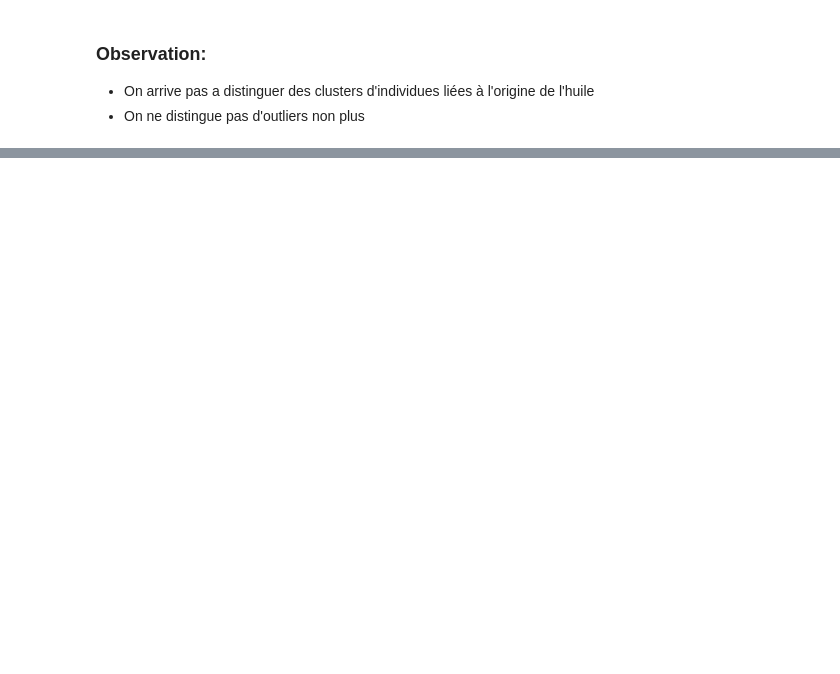
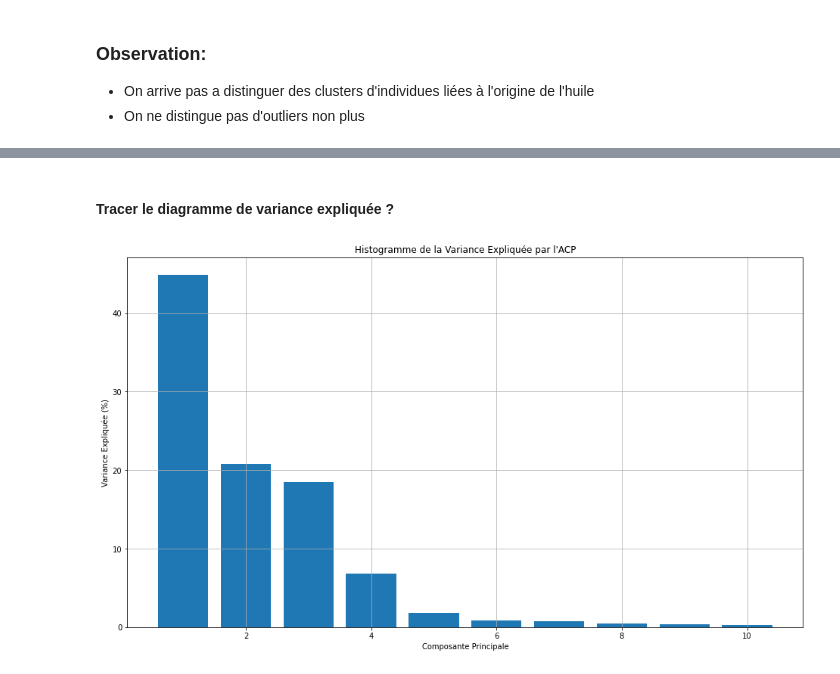
Before and after one commit to BigDwelcome/Chemoocs, a Jupyter notebook: Grain 4 & 5/Grain 4 & 5 activité s2.ipynb, the cells around one changed output, grey strips where cells are left out. Drawn from its saved outputs; the diff is of its cells as text; code cells hidden in the pictures; blank space fills up the shorter version.

```diff
--- a/Grain 4 & 5/Grain 4 & 5 activité s2.ipynb
+++ b/Grain 4 & 5/Grain 4 & 5 activité s2.ipynb
@@ -288,0 +291,9 @@ plt.show()
+# %%
+pca = PCA( 10)
+X = intensities_sg
+X_mean = np.mean(X)
+X_centered = X- X_mean
+pca = pca.fit(X_centered)
+explained_variance = pca.explained_variance_ratio_ ## variance expliqué par l'ACP
+score = pca.transform(X_centered)
+score
@@ -288,0 +314,13 @@ plt.show()
+# %% [markdown]
+#### Tracer le diagramme de variance expliquée ?
+# %%
+### visualisation de la variance expliquée par l'ACP
+plt.figure(figsize=(16,9))
+plt.bar(range(1, len(explained_variance) + 1), explained_variance*100, align='center')
+plt.title('Histogramme de la Variance Expliquée par l\'ACP')
+plt.xlabel('Composante Principale')
+plt.ylabel('Variance Expliquée (%)')
+plt.grid(True)
+plt.show()
+# %% [output]
+[figure, added]
```
Also changed, not shown: parts of 22 cells of this notebook.
